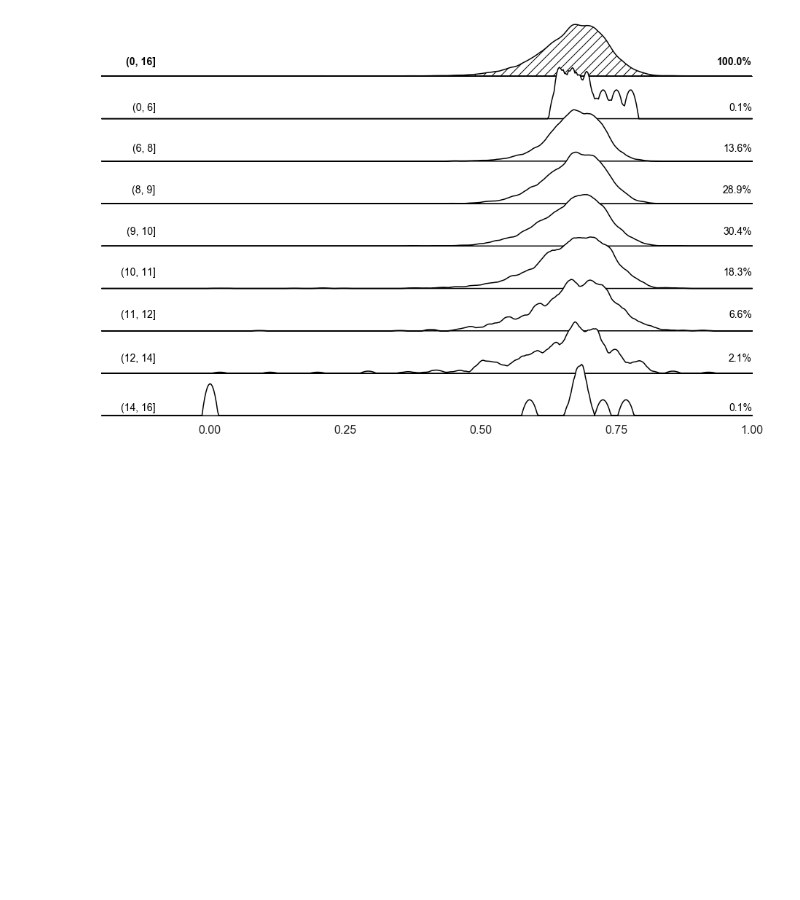
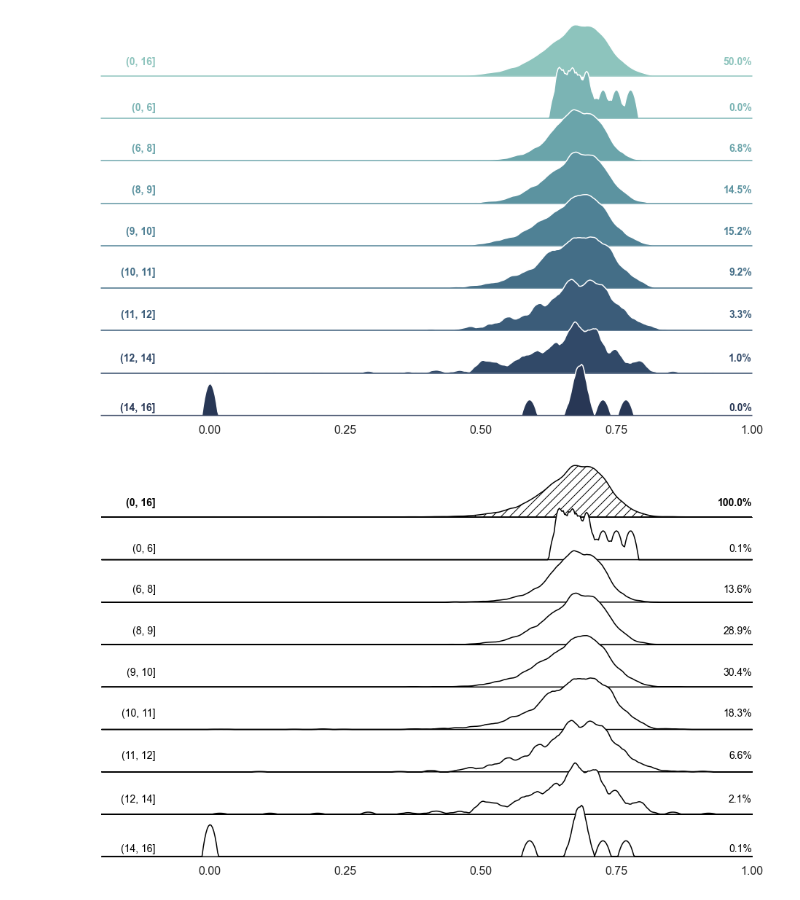
Before and after one commit to timmens/timmens.github.io, a Jupyter notebook: notebooks/ridgeplot.ipynb, the cells around one changed output. Cells and saved outputs as stored; diff of their text form; code cells hidden in the pictures; blank space fills up the shorter version.

```diff
--- a/notebooks/ridgeplot.ipynb
+++ b/notebooks/ridgeplot.ipynb
@@ -240,3 +282,7 @@ groups = _grouper(data["group"])
+# %%
+fig = ridge_plot(data, groups, publication_ready=False, first_group_is_complete=False)
+# %% [output]
+[figure, added]
 # %%
 fig = ridge_plot(data, groups, publication_ready=True)
 # %% [output]
```
Also changed, not shown: parts of 14 cells of this notebook, 2 other files.
